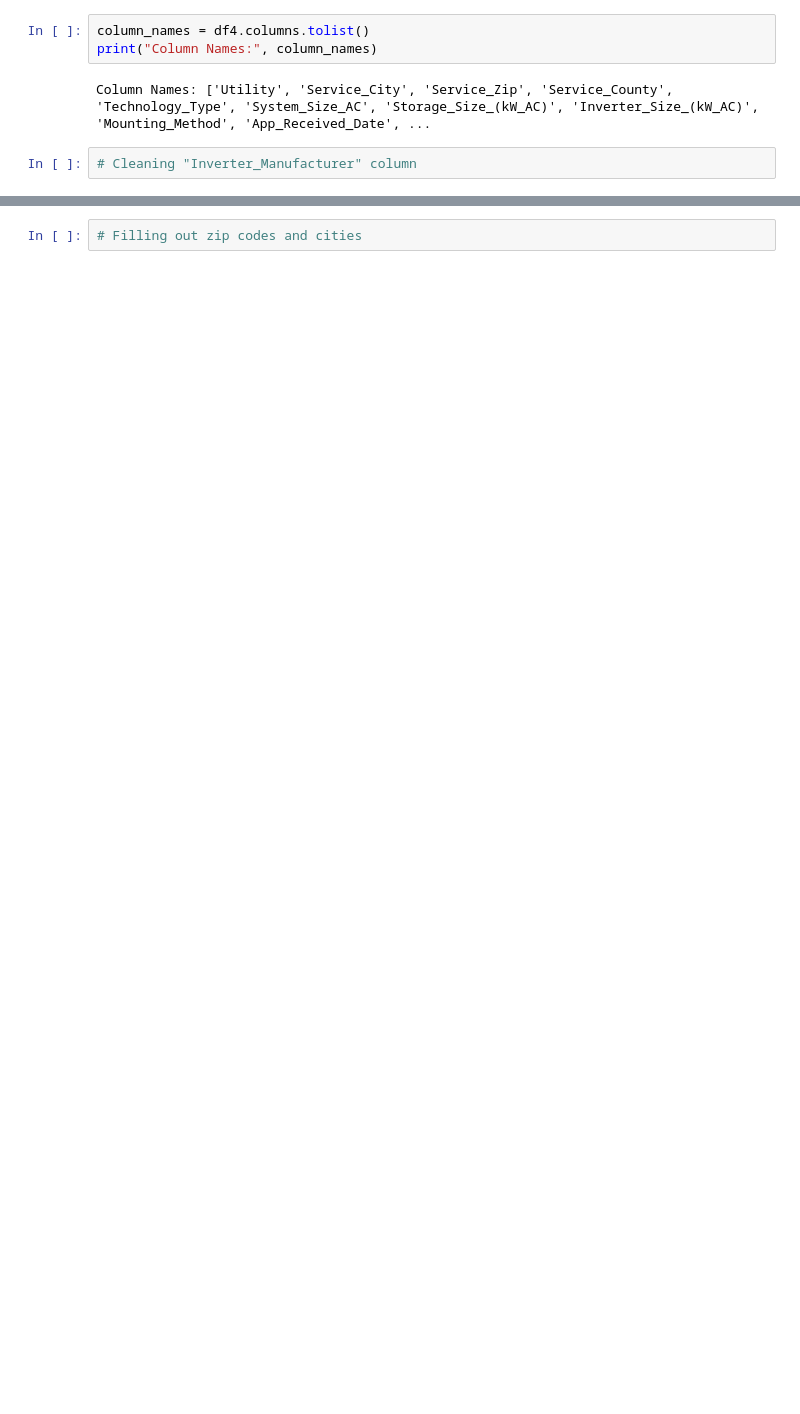
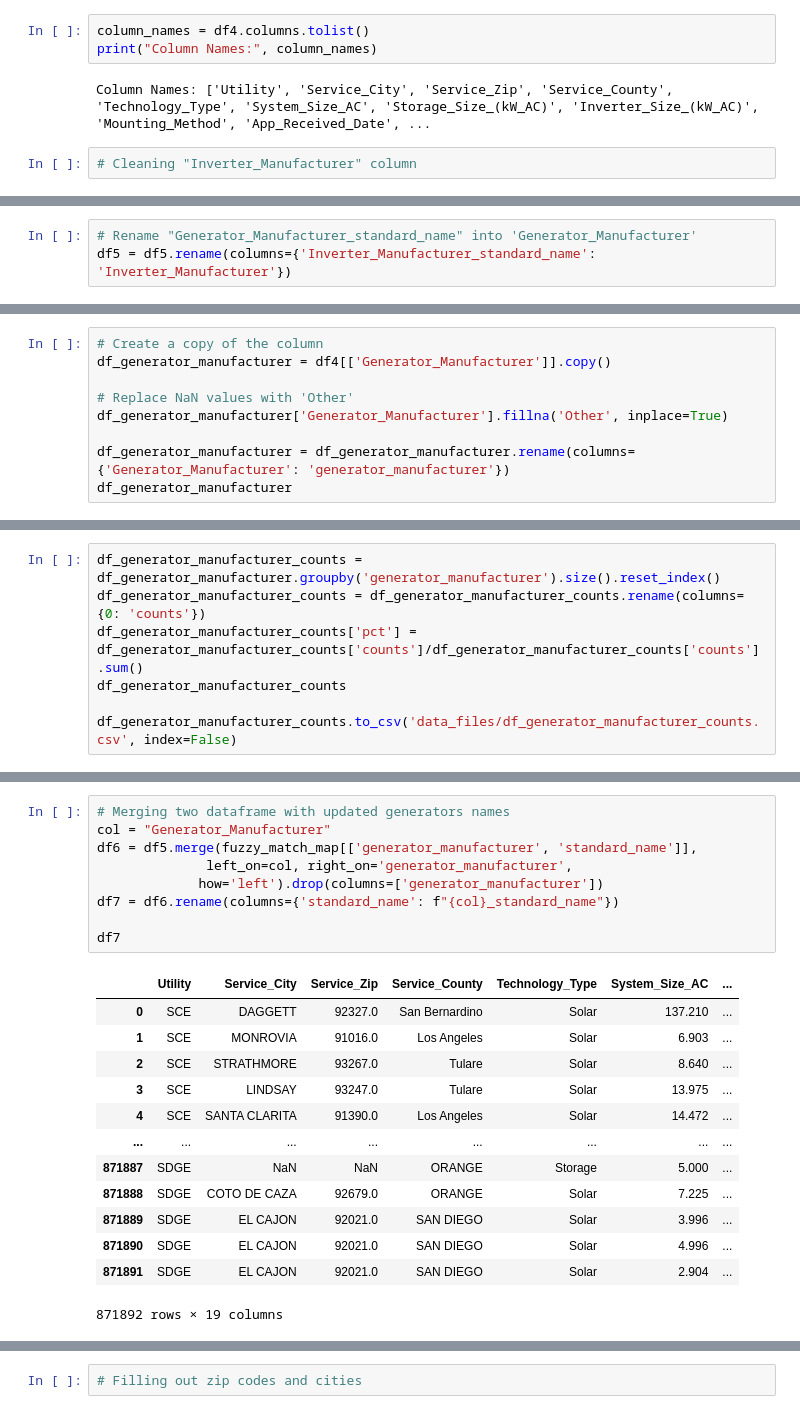
Before and after one commit to ns96/ML_Project, a Jupyter notebook: Cleaning_code.ipynb, the cells around one changed output, grey strips where cells are left out. Drawn from its saved outputs; the diff is of its cells as text; blank space fills up the shorter version.

```diff
--- a/Cleaning_code.ipynb
+++ b/Cleaning_code.ipynb
@@ -1079,0 +1330,3 @@ Column Names: ['Utility', 'Service_City', 'Service_Zip', 'Service_County', 'Tech
+# %%
+# Rename "Generator_Manufacturer_standard_name" into 'Generator_Manufacturer'
+df5 = df5.rename(columns={'Inverter_Manufacturer_standard_name': 'Inverter_Manufacturer'})
@@ -1079,0 +1358,9 @@ Column Names: ['Utility', 'Service_City', 'Service_Zip', 'Service_County', 'Tech
+# %%
+# Create a copy of the column
+df_generator_manufacturer = df4[['Generator_Manufacturer']].copy()
+
+# Replace NaN values with 'Other'
+df_generator_manufacturer['Generator_Manufacturer'].fillna('Other', inplace=True)
+
+df_generator_manufacturer = df_generator_manufacturer.rename(columns={'Generator_Manufacturer': 'generator_manufacturer'})
+df_generator_manufacturer
@@ -1079,0 +1381,7 @@ Column Names: ['Utility', 'Service_City', 'Service_Zip', 'Service_County', 'Tech
+# %%
+df_generator_manufacturer_counts = df_generator_manufacturer.groupby('generator_manufacturer').size().reset_index()
+df_generator_manufacturer_counts = df_generator_manufacturer_counts.rename(columns={0: 'counts'})
+df_generator_manufacturer_counts['pct'] = df_generator_manufacturer_counts['counts']/df_generator_manufacturer_counts['counts'].sum()
+df_generator_manufacturer_counts
+
+df_generator_manufacturer_counts.to_csv('data_files/df_generator_manufacturer_counts.csv', index=False)
@@ -1081,0 +1569,23 @@ Column Names: ['Utility', 'Service_City', 'Service_Zip', 'Service_County', 'Tech
+# %%
+# Merging two dataframe with updated generators names
+col = "Generator_Manufacturer"
+df6 = df5.merge(fuzzy_match_map[['generator_manufacturer', 'standard_name']],
+              left_on=col, right_on='generator_manufacturer',
+             how='left').drop(columns=['generator_manufacturer'])
+df7 = df6.rename(columns={'standard_name': f"{col}_standard_name"})
+
+df7
+# %% [output]
+|  | Utility | Service_City | Service_Zip | Service_County | Technology_Type | System_Size_AC | ... |
+| 0 | SCE | DAGGETT | 92327.0 | San Bernardino | Solar | 137.210 | ... |
+| 1 | SCE | MONROVIA | 91016.0 | Los Angeles | Solar | 6.903 | ... |
+| 2 | SCE | STRATHMORE | 93267.0 | Tulare | Solar | 8.640 | ... |
+| 3 | SCE | LINDSAY | 93247.0 | Tulare | Solar | 13.975 | ... |
+| 4 | SCE | SANTA CLARITA | 91390.0 | Los Angeles | Solar | 14.472 | ... |
+| ... | ... | ... | ... | ... | ... | ... | ... |
+| 871887 | SDGE | NaN | NaN | ORANGE | Storage | 5.000 | ... |
+| 871888 | SDGE | COTO DE CAZA | 92679.0 | ORANGE | Solar | 7.225 | ... |
+| 871889 | SDGE | EL CAJON | 92021.0 | SAN DIEGO | Solar | 3.996 | ... |
+| 871890 | SDGE | EL CAJON | 92021.0 | SAN DIEGO | Solar | 4.996 | ... |
+| 871891 | SDGE | EL CAJON | 92021.0 | SAN DIEGO | Solar | 2.904 | ... |
+871892 rows × 19 columns
```
Also changed, not shown: parts of 59 cells of this notebook.
